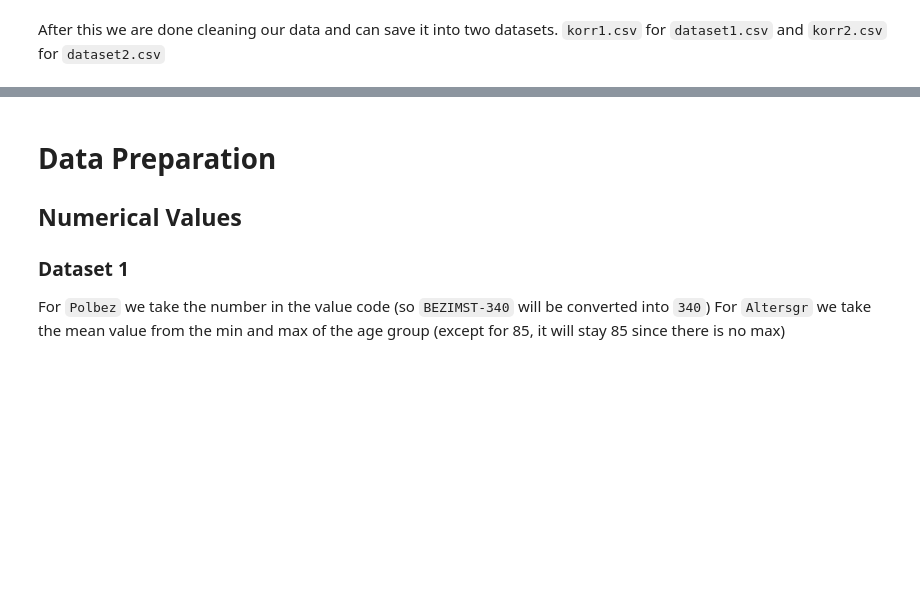
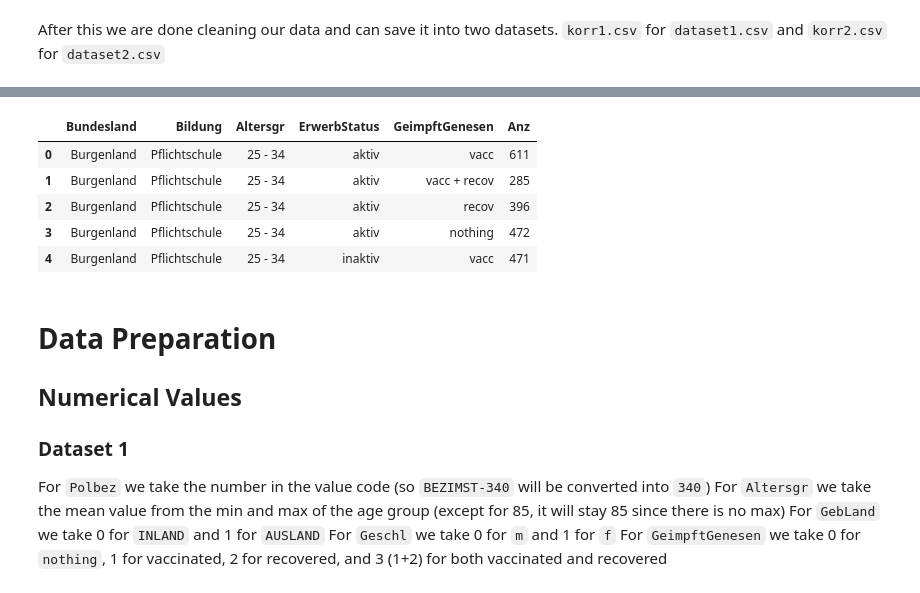
Before and after one commit to Sormy23/DataScience_CoronaStatistics, a Jupyter notebook: mini_projekt.ipynb, the cells around one changed output, grey strips where cells are left out. Drawn from its saved outputs; the diff is of its cells as text; code cells hidden in the pictures; blank space fills up the shorter version.

```diff
--- a/mini_projekt.ipynb
+++ b/mini_projekt.ipynb
@@ -171,9 +315,21 @@ dataset2.to_csv("./output/korr2.csv", sep=";")
+# %%
+korr2.head(5)
+# %% [output]
+|  | Bundesland | Bildung | Altersgr | ErwerbStatus | GeimpftGenesen | Anz |
+| 0 | Burgenland | Pflichtschule | 25 - 34 | aktiv | vacc | 611 |
+| 1 | Burgenland | Pflichtschule | 25 - 34 | aktiv | vacc + recov | 285 |
+| 2 | Burgenland | Pflichtschule | 25 - 34 | aktiv | recov | 396 |
+| 3 | Burgenland | Pflichtschule | 25 - 34 | aktiv | nothing | 472 |
+| 4 | Burgenland | Pflichtschule | 25 - 34 | inaktiv | vacc | 471 |
 # %% [markdown]
 # Data Preparation
 ## Numerical Values
 ### Dataset 1
 For ``Polbez`` we take the number in the value code (so ``BEZIMST-340`` will be converted into ``340``)
 For ``Altersgr`` we take the mean value from the min and max of the age group (except for 85, it will stay 85 since there is no max)
+For ``GebLand`` we take 0 for ``INLAND`` and 1 for ``AUSLAND``
+For ``Geschl`` we take 0 for ``m`` and 1 for ``f``
+For ``GeimpftGenesen`` we take 0 for ``nothing``, 1 for vaccinated, 2 for recovered, and 3 (1+2) for both vaccinated and recovered
 # %%
 altersgrToNumeric = {"0 - 4": 2.0,
                      "5 - 14": 9.5,
```
Also changed, not shown: parts of 20 cells of this notebook, 2 other files.
